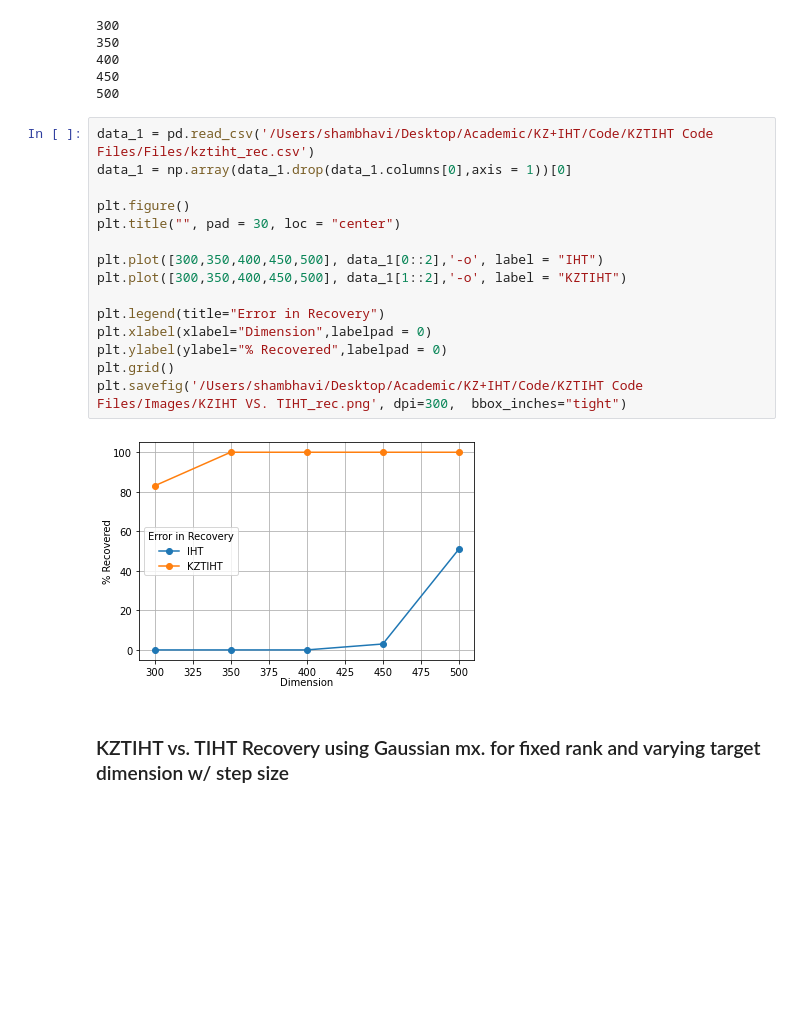
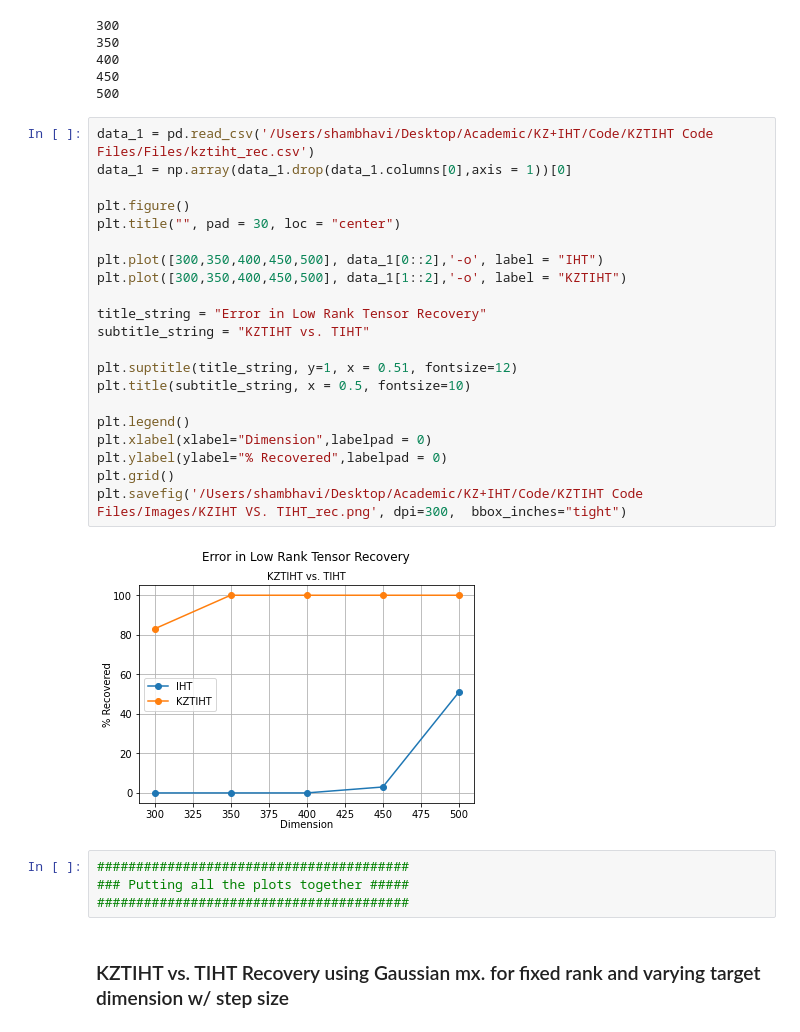
Before and after one commit to shambhavi-suri/Tensor-Recovery, a Jupyter notebook: KZTIHT Convergence Plots.ipynb, the cells around one changed output. Saved outputs shown, nothing was run; the diff lists cells and outputs as text; blank space fills up the shorter version.

```diff
--- a/KZTIHT Convergence Plots.ipynb
+++ b/KZTIHT Convergence Plots.ipynb
@@ -233,20 +234,30 @@ data.to_csv('/Users/shambhavi/Desktop/Academic/KZ+IHT/Code/KZTIHT Code Files/Fil
 # %%
 data_1 = pd.read_csv('/Users/shambhavi/Desktop/Academic/KZ+IHT/Code/KZTIHT Code Files/Files/kztiht_rec.csv')
 data_1 = np.array(data_1.drop(data_1.columns[0],axis = 1))[0]
 
 plt.figure()
 plt.title("", pad = 30, loc = "center")
 
 plt.plot([300,350,400,450,500], data_1[0::2],'-o', label = "IHT")
 plt.plot([300,350,400,450,500], data_1[1::2],'-o', label = "KZTIHT")
 
-plt.legend(title="Error in Recovery")
+title_string = "Error in Low Rank Tensor Recovery"
+subtitle_string = "KZTIHT vs. TIHT"
+
+plt.suptitle(title_string, y=1, x = 0.51, fontsize=12)
+plt.title(subtitle_string, x = 0.5, fontsize=10)
+
+plt.legend()
 plt.xlabel(xlabel="Dimension",labelpad = 0)
 plt.ylabel(ylabel="% Recovered",labelpad = 0)
 plt.grid()
 plt.savefig('/Users/shambhavi/Desktop/Academic/KZ+IHT/Code/KZTIHT Code Files/Images/KZIHT VS. TIHT_rec.png', dpi=300,  bbox_inches="tight")
 # %% [output]
-[figure, old version]
+[figure, new version]
+# %%
+########################################
+### Putting all the plots together #####
+########################################
 # %% [markdown]
 ### KZTIHT vs. TIHT Recovery using Gaussian mx. for fixed rank and varying target dimension w/ step size
 # %%
```
Also changed, not shown: parts of 29 cells of this notebook, 34 other files.
